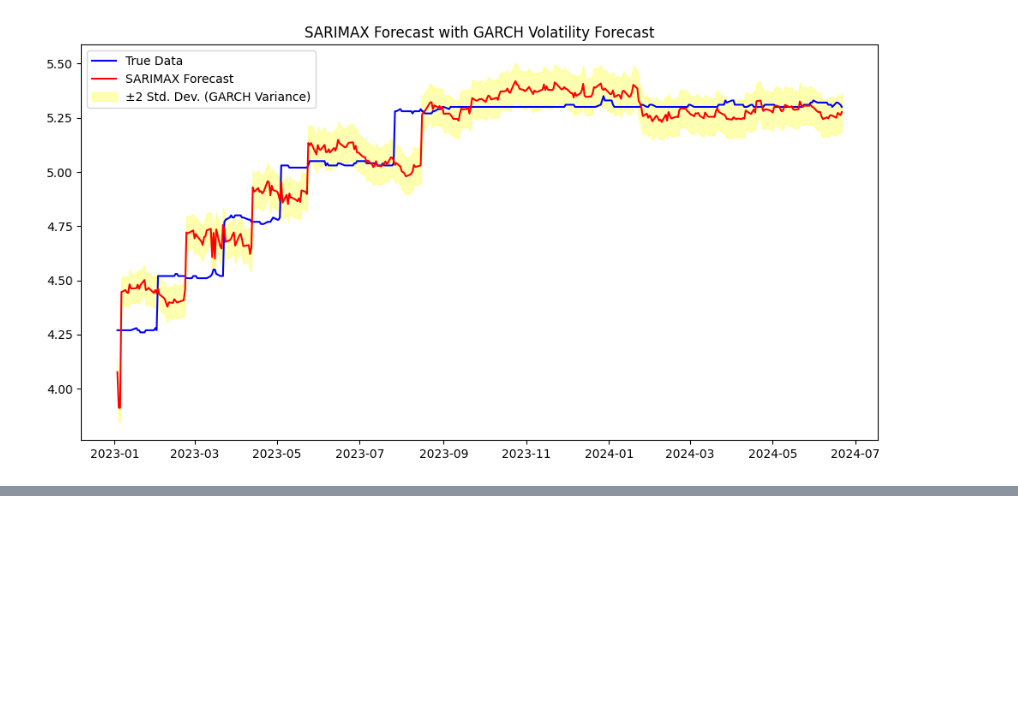
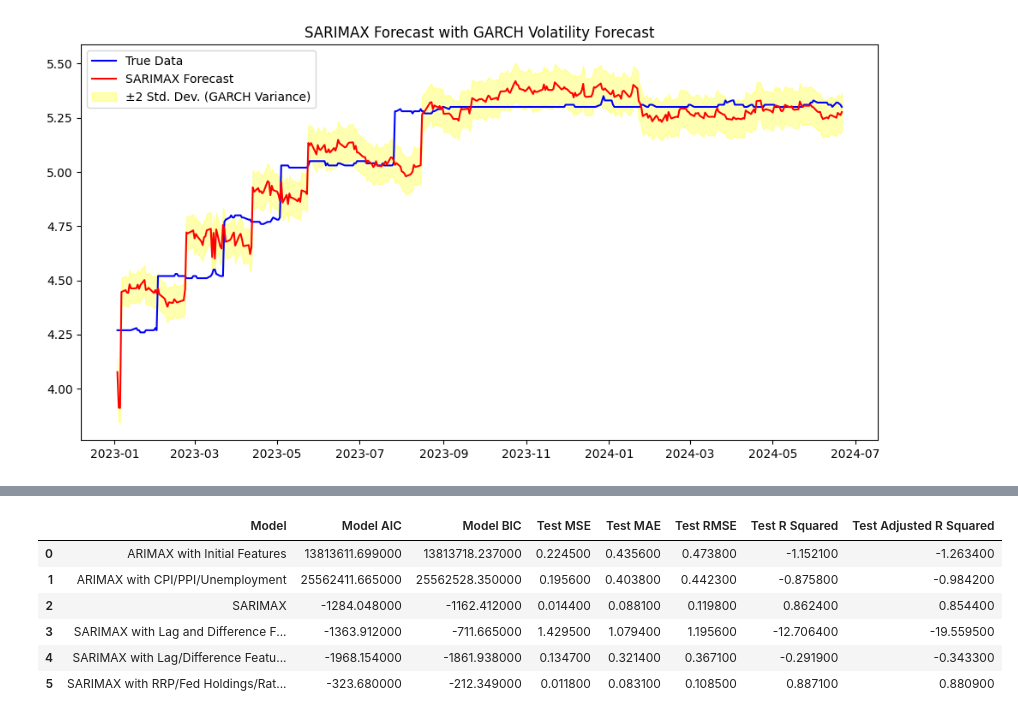
Before and after one commit to punchnami/AI-Powered-Research-Query-Chatbot, a Jupyter notebook: final_consolidated_SARIMAX.ipynb, the cells around one changed output, grey strips where cells are left out. Saved outputs shown, nothing was run; the diff lists cells and outputs as text; code cells hidden in the pictures; blank space fills up the shorter version.

```diff
--- a/final_consolidated_SARIMAX.ipynb
+++ b/final_consolidated_SARIMAX.ipynb
@@ -2168,0 +2191,23 @@ plt.show()
+# %%
+summary_table = pd.DataFrame({
+    "Model" : ["ARIMAX with Initial Features", "ARIMAX with CPI/PPI/Unemployment", "SARIMAX", "SARIMAX with Lag and Difference Features", "SARIMAX with Lag/Difference Features VIF", "SARIMAX with RRP/Fed Holdings/Rate Probabilities"],
+    "Model AIC" : [13813611.699, 25562411.665, -1284.048, -1363.912, -1968.154, -323.680],
+    "Model BIC" : [13813718.237, 25562528.350, -1162.412, -711.665, -1861.938, -212.349],
+    "Test MSE" : [0.2245, 0.1956, 0.0144, 1.4295, 0.1347, 0.0118],
+    "Test MAE" : [0.4356, 0.4038, 0.0881, 1.0794, 0.3214, 0.0831],
+    "Test RMSE" : [0.4738, 0.4423, 0.1198, 1.1956, 0.3671, 0.1085],
+    "Test R Squared" : [-1.1521, -0.8758, 0.8624, -12.7064, -0.2919, 0.8871],
+    "Test Adjusted R Squared" : [-1.2634, -0.9842, 0.8544, -19.5595, -0.3433, 0.8809]
+})
+# %%
+summary_table = summary_table.style.set_properties(subset=['Model'],**{'text-align': 'left'})
+summary_table = summary_table.set_table_styles([dict(selector='th', props=[('text-align', 'left')])])
+summary_table
+# %% [output]
+|  | Model | Model AIC | Model BIC | Test MSE | Test MAE | Test RMSE | Test R Squared | Test Adjusted R Squared |
+| 0 | ARIMAX with Initial Features | 13813611.699000 | 13813718.237000 | 0.224500 | 0.435600 | 0.473800 | -1.152100 | -1.263400 |
+| 1 | ARIMAX with CPI/PPI/Unemployment | 25562411.665000 | 25562528.350000 | 0.195600 | 0.403800 | 0.442300 | -0.875800 | -0.984200 |
+| 2 | SARIMAX | -1284.048000 | -1162.412000 | 0.014400 | 0.088100 | 0.119800 | 0.862400 | 0.854400 |
+| 3 | SARIMAX with Lag and Difference F... | -1363.912000 | -711.665000 | 1.429500 | 1.079400 | 1.195600 | -12.706400 | -19.559500 |
+| 4 | SARIMAX with Lag/Difference Featu... | -1968.154000 | -1861.938000 | 0.134700 | 0.321400 | 0.367100 | -0.291900 | -0.343300 |
+| 5 | SARIMAX with RRP/Fed Holdings/Rat... | -323.680000 | -212.349000 | 0.011800 | 0.083100 | 0.108500 | 0.887100 | 0.880900 |
```
Also changed, not shown: parts of 20 cells of this notebook.
